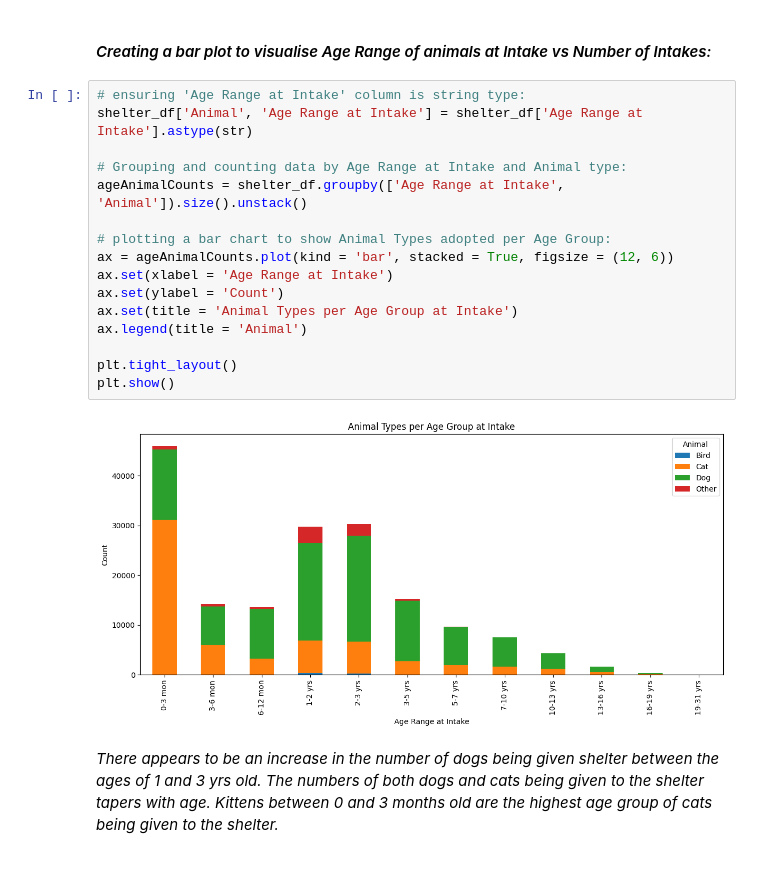
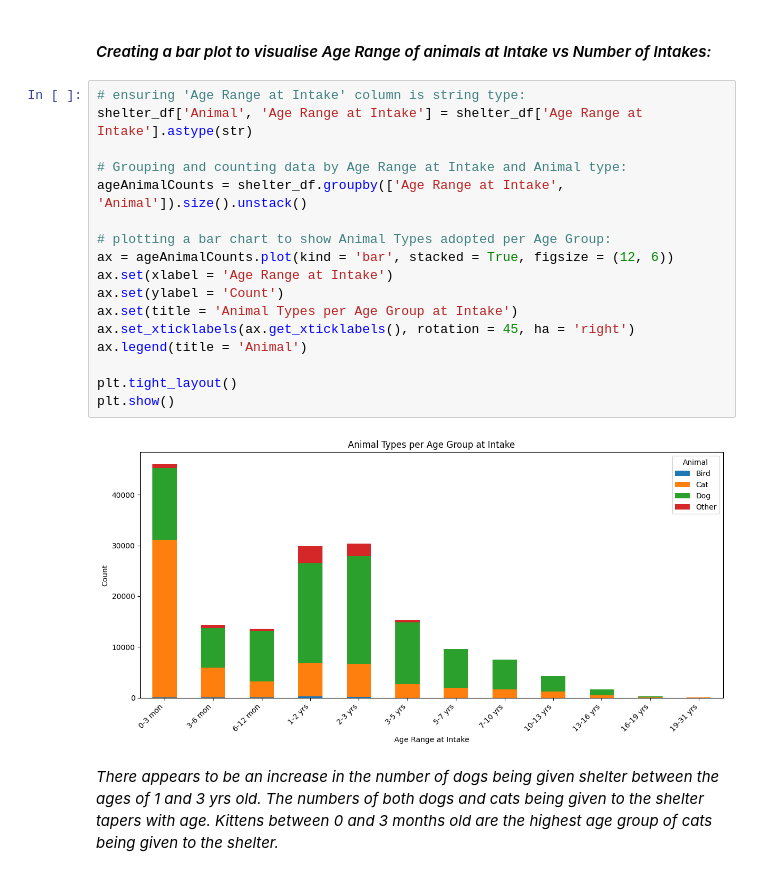
Before and after one commit to a-messmer/AAC_prelim_data_analysis_project, a Jupyter notebook: Project-api.ipynb, the cells around one changed output. Cells and saved outputs as stored; diff of their text form.

```diff
--- a/Project-api.ipynb
+++ b/Project-api.ipynb
@@ -1305,21 +1306,22 @@ plt.show()
 # %%
 # ensuring 'Age Range at Intake' column is string type:
 shelter_df['Animal', 'Age Range at Intake'] = shelter_df['Age Range at Intake'].astype(str)
 
 # Grouping and counting data by Age Range at Intake and Animal type:
 ageAnimalCounts = shelter_df.groupby(['Age Range at Intake', 'Animal']).size().unstack()
 
 # plotting a bar chart to show Animal Types adopted per Age Group:
 ax = ageAnimalCounts.plot(kind = 'bar', stacked = True, figsize = (12, 6))
 ax.set(xlabel = 'Age Range at Intake')
 ax.set(ylabel = 'Count')
 ax.set(title = 'Animal Types per Age Group at Intake')
+ax.set_xticklabels(ax.get_xticklabels(), rotation = 45, ha = 'right')
 ax.legend(title = 'Animal')
 
 plt.tight_layout()
 plt.show()
 # %% [output]
-[figure, old version]
+[figure, new version]
 # %% [markdown]
 *There appears to be an increase in the number of dogs being given shelter between the ages of 1 and 3 yrs old. The numbers of both dogs and cats being given to the shelter tapers with age. Kittens between 0 and 3 months old are the highest age group of cats being given to the shelter.*
 # %% [markdown]
```
Also changed, not shown: parts of 3 cells of this notebook.
